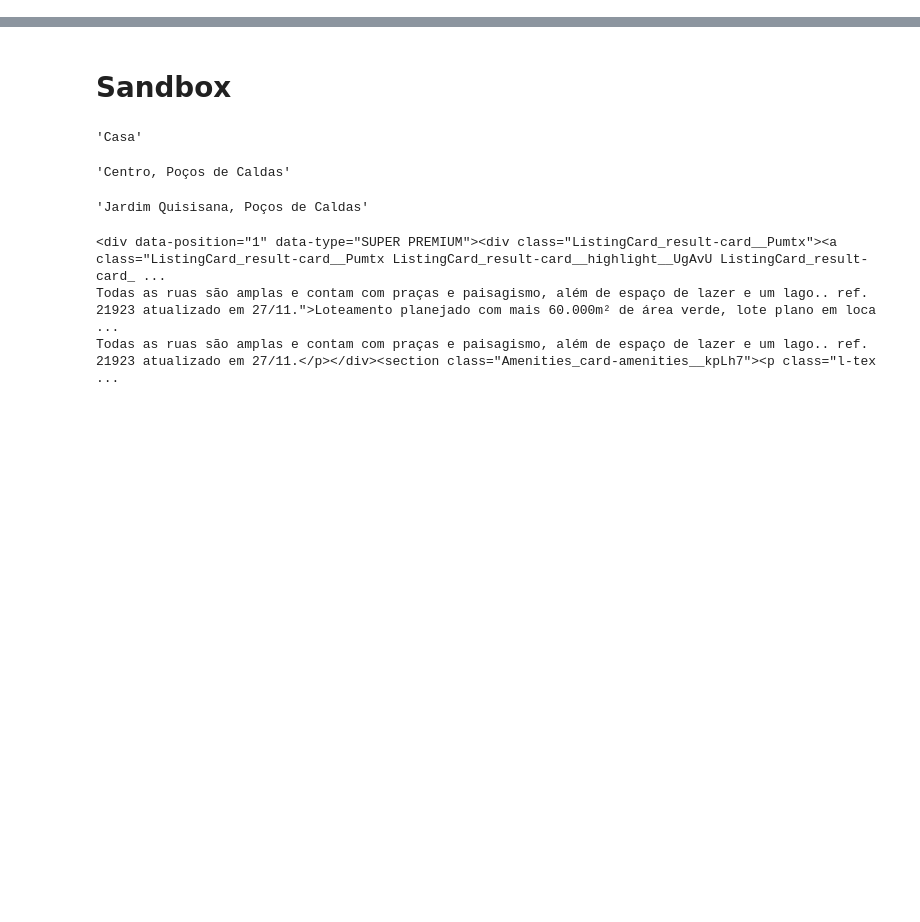
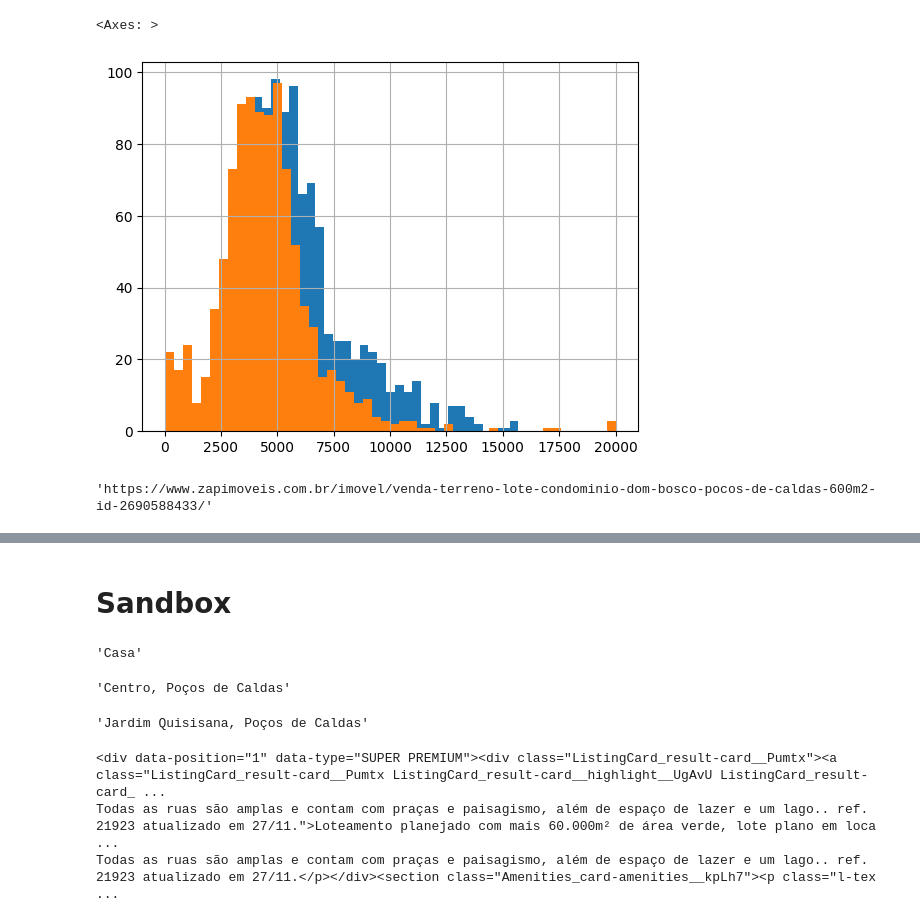
Before and after one commit to emdemor/pc_zap_scrapper, a Jupyter notebook: notebooks/v2.0.ipynb, the cells around one changed output, grey strips where cells are left out. Saved outputs shown, nothing was run; the diff lists cells and outputs as text; code cells hidden in the pictures; blank space fills up the shorter version.

```diff
--- a/notebooks/v2.0.ipynb
+++ b/notebooks/v2.0.ipynb
@@ -147,4 +152,5 @@ data = await db_handler.query(sql_query)
 
 await db_handler.close()
 # %%
-data
+data["price"] = data["price"].astype(float)
+data["mean_price"] = data.eval("price/floor_size")
@@ -166,0 +160,7 @@ await db_handler.close()
+# %%
+data[data["type"]=="Apartamento"].groupby("estate_id").agg(mean_price=("mean_price", "mean"))["mean_price"].clip(0,20000).hist(bins=50)
+
+data[data["type"]=="Casa"].groupby("estate_id").agg(mean_price=("mean_price", "mean"))["mean_price"].clip(0,20000).hist(bins=50)
+# %% [output]
+<Axes: >
+[figure, added]
@@ -166,0 +169,6 @@ await db_handler.close()
+# %%
+temp = unique_data.loc[(unique_data["neighbor"]=="Dom Bosco") & (unique_data["type"]=="Rural")]
+
+temp["link"].iloc[1]
+# %% [output]
+'https://www.zapimoveis.com.br/imovel/venda-terreno-lote-condominio-dom-bosco-pocos-de-caldas-600m2-id-2690588433/'
```
Also changed, not shown: parts of 6 cells of this notebook, 1 other file.
